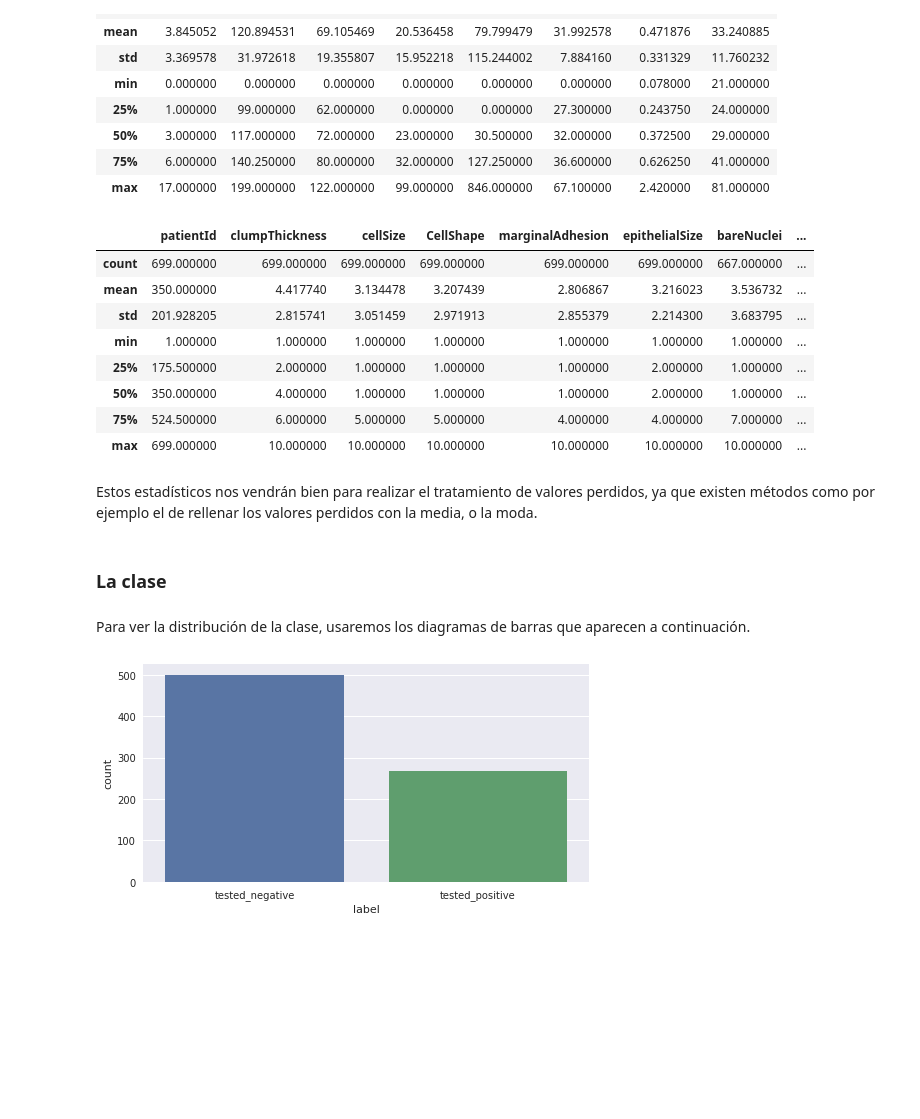
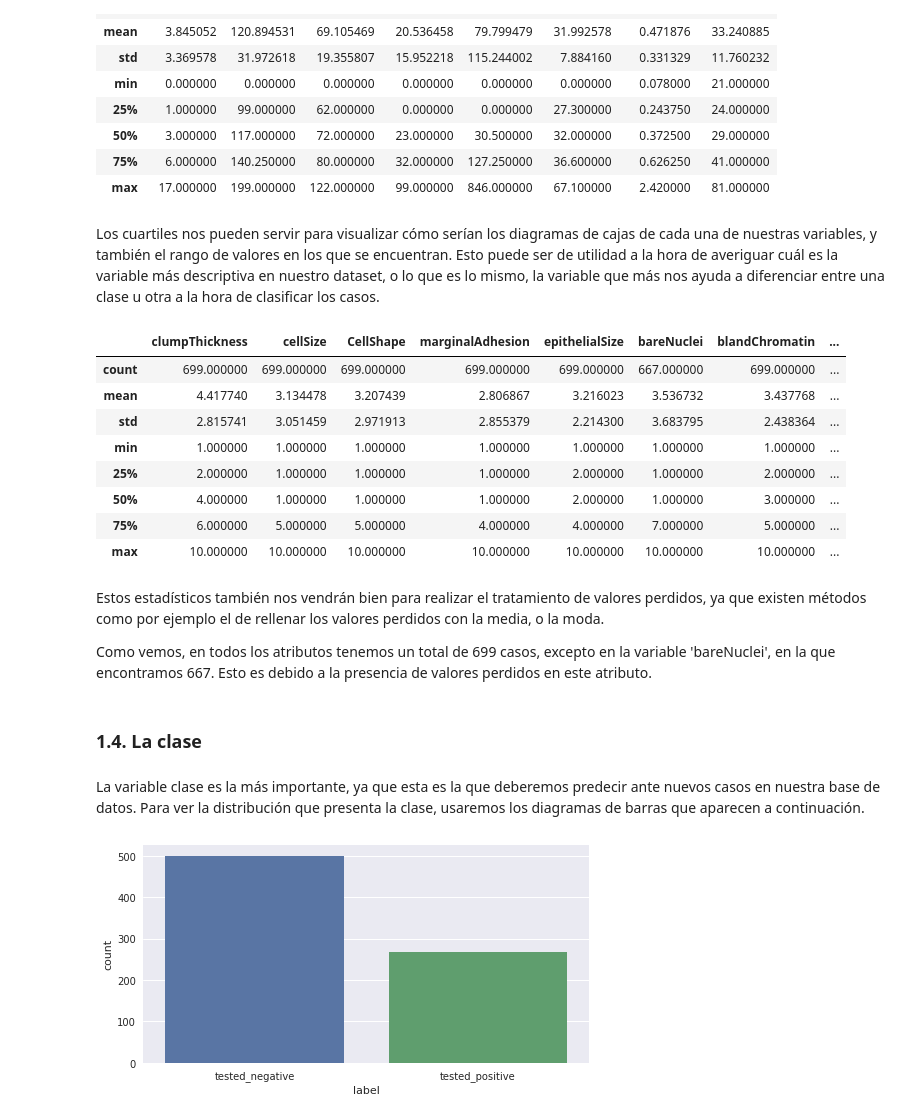
Before and after one commit to VanessaNav/DataMining, a Jupyter notebook: Prac1IvanVanessa.ipynb, the cells around one changed output. Cells and saved outputs as stored; diff of their text form; code cells hidden in the pictures; blank space fills up the shorter version.

```diff
--- a/Prac1IvanVanessa.ipynb
+++ b/Prac1IvanVanessa.ipynb
@@ -144,24 +150,28 @@ df1.describe()
 | 50% | 3.000000 | 117.000000 | 72.000000 | 23.000000 | 30.500000 | 32.000000 | 0.372500 | 29.000000 |
 | 75% | 6.000000 | 140.250000 | 80.000000 | 32.000000 | 127.250000 | 36.600000 | 0.626250 | 41.000000 |
 | max | 17.000000 | 199.000000 | 122.000000 | 99.000000 | 846.000000 | 67.100000 | 2.420000 | 81.000000 |
+# %% [markdown]
+Los cuartiles nos pueden servir para visualizar cómo serían los diagramas de cajas de cada una de nuestras variables, y también el rango de valores en los que se encuentran. Esto puede ser de utilidad a la hora de averiguar cuál es la variable más descriptiva en nuestro dataset, o lo que es lo mismo, la variable que más nos ayuda a diferenciar entre una clase u otra a la hora de clasificar los casos.
 # %%
-df2.describe()
+df2_sinId.describe()
 # %% [output]
-|  | patientId | clumpThickness | cellSize | CellShape | marginalAdhesion | epithelialSize | bareNuclei | ... |
-| count | 699.000000 | 699.000000 | 699.000000 | 699.000000 | 699.000000 | 699.000000 | 667.000000 | ... |
-| mean | 350.000000 | 4.417740 | 3.134478 | 3.207439 | 2.806867 | 3.216023 | 3.536732 | ... |
-| std | 201.928205 | 2.815741 | 3.051459 | 2.971913 | 2.855379 | 2.214300 | 3.683795 | ... |
+|  | clumpThickness | cellSize | CellShape | marginalAdhesion | epithelialSize | bareNuclei | blandChromatin | ... |
+| count | 699.000000 | 699.000000 | 699.000000 | 699.000000 | 699.000000 | 667.000000 | 699.000000 | ... |
+| mean | 4.417740 | 3.134478 | 3.207439 | 2.806867 | 3.216023 | 3.536732 | 3.437768 | ... |
+| std | 2.815741 | 3.051459 | 2.971913 | 2.855379 | 2.214300 | 3.683795 | 2.438364 | ... |
 | min | 1.000000 | 1.000000 | 1.000000 | 1.000000 | 1.000000 | 1.000000 | 1.000000 | ... |
-| 25% | 175.500000 | 2.000000 | 1.000000 | 1.000000 | 1.000000 | 2.000000 | 1.000000 | ... |
-| 50% | 350.000000 | 4.000000 | 1.000000 | 1.000000 | 1.000000 | 2.000000 | 1.000000 | ... |
-| 75% | 524.500000 | 6.000000 | 5.000000 | 5.000000 | 4.000000 | 4.000000 | 7.000000 | ... |
-| max | 699.000000 | 10.000000 | 10.000000 | 10.000000 | 10.000000 | 10.000000 | 10.000000 | ... |
+| 25% | 2.000000 | 1.000000 | 1.000000 | 1.000000 | 2.000000 | 1.000000 | 2.000000 | ... |
+| 50% | 4.000000 | 1.000000 | 1.000000 | 1.000000 | 2.000000 | 1.000000 | 3.000000 | ... |
+| 75% | 6.000000 | 5.000000 | 5.000000 | 4.000000 | 4.000000 | 7.000000 | 5.000000 | ... |
+| max | 10.000000 | 10.000000 | 10.000000 | 10.000000 | 10.000000 | 10.000000 | 10.000000 | ... |
 # %% [markdown]
-Estos estadísticos nos vendrán bien para realizar el tratamiento de valores perdidos, ya que existen métodos como por ejemplo el de rellenar los valores perdidos con la media, o la moda.
+Estos estadísticos también nos vendrán bien para realizar el tratamiento de valores perdidos, ya que existen métodos como por ejemplo el de rellenar los valores perdidos con la media, o la moda.
+
+Como vemos, en todos los atributos tenemos un total de 699 casos, excepto en la variable 'bareNuclei', en la que encontramos 667. Esto es debido a la presencia de valores perdidos en este atributo.
 # %% [markdown]
-### La clase
+### 1.4. La clase
 # %% [markdown]
-Para ver la distribución de la clase, usaremos los diagramas de barras que aparecen a continuación.
+La variable clase es la más importante, ya que esta es la que deberemos predecir ante nuevos casos en nuestra base de datos. Para ver la distribución que presenta la clase, usaremos los diagramas de barras que aparecen a continuación.
 # %%
 def gSingleBarplot(targetDf, targetVar):
     sns.countplot(data=targetDf, x=targetVar)
```
Also changed, not shown: parts of 89 cells of this notebook, 1 other file.
